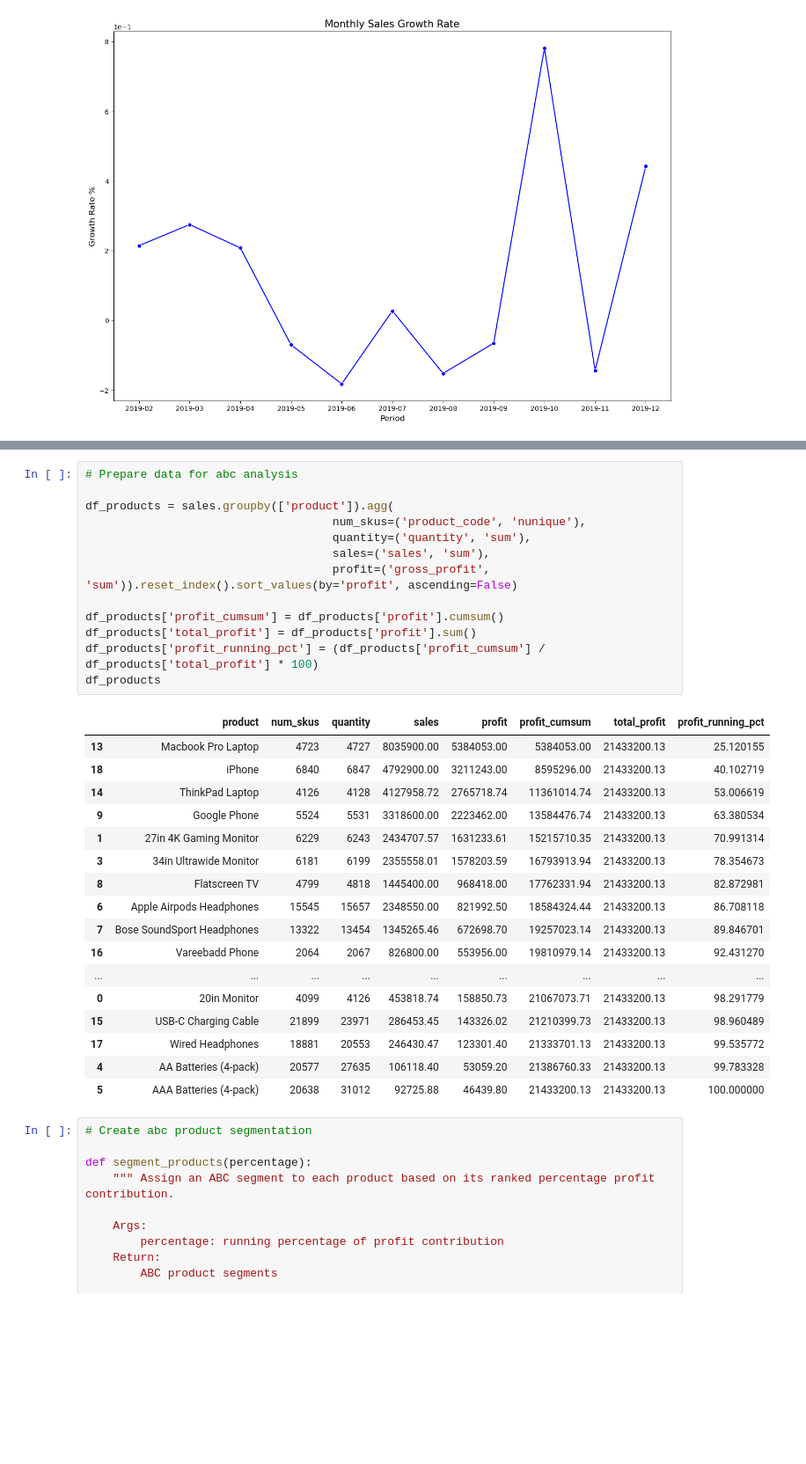
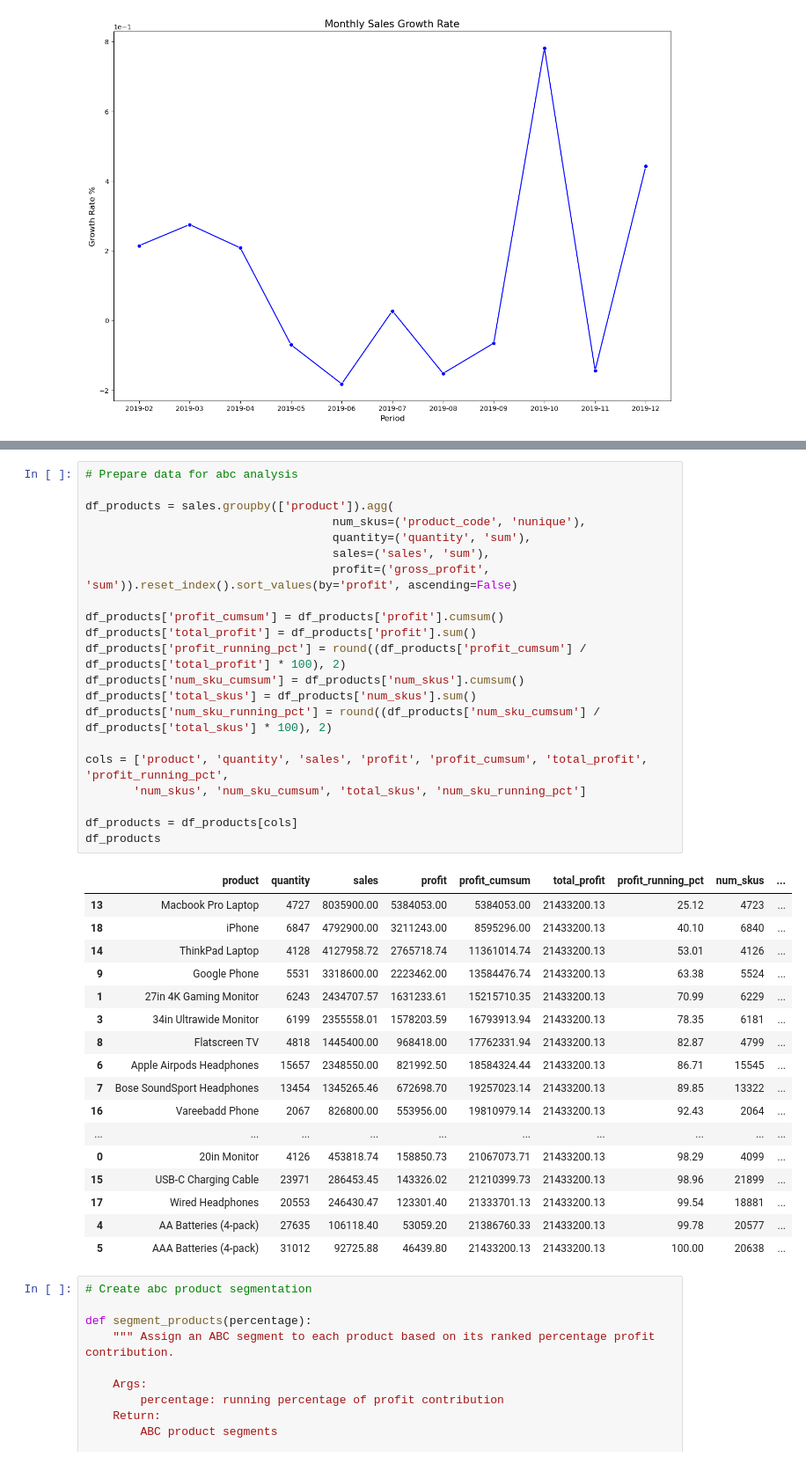
Before and after one commit to DSKunth/ABC-Product-Segmentation, a Jupyter notebook: notebooks/Sales and Profitability Analysis.ipynb, the cells around one changed output, grey strips where cells are left out. Shown at 88% size. Cells and saved outputs as stored; diff of their text form; blank space fills up the shorter version.

```diff
--- a/notebooks/Sales and Profitability Analysis.ipynb
+++ b/notebooks/Sales and Profitability Analysis.ipynb
@@ -1522,34 +1521,42 @@ ABC product classification is based on the Pareto principle, or 80/20 rule, whic
 # %%
 # Prepare data for abc analysis
 
 df_products = sales.groupby(['product']).agg(
                                     num_skus=('product_code', 'nunique'),
                                     quantity=('quantity', 'sum'),
                                     sales=('sales', 'sum'),
                                     profit=('gross_profit', 'sum')).reset_index().sort_values(by='profit', ascending=False)
 
 df_products['profit_cumsum'] = df_products['profit'].cumsum()
 df_products['total_profit'] = df_products['profit'].sum()
-df_products['profit_running_pct'] = (df_products['profit_cumsum'] / df_products['total_profit'] * 100)
+df_products['profit_running_pct'] = round((df_products['profit_cumsum'] / df_products['total_profit'] * 100), 2)
+df_products['num_sku_cumsum'] = df_products['num_skus'].cumsum()
+df_products['total_skus'] = df_products['num_skus'].sum()
+df_products['num_sku_running_pct'] = round((df_products['num_sku_cumsum'] / df_products['total_skus'] * 100), 2)
+
+cols = ['product', 'quantity', 'sales', 'profit', 'profit_cumsum', 'total_profit', 'profit_running_pct',
+       'num_skus', 'num_sku_cumsum', 'total_skus', 'num_sku_running_pct']
+
+df_products = df_products[cols]
 df_products
 # %% [output]
-|  | product | num_skus | quantity | sales | profit | profit_cumsum | total_profit | profit_running_pct |
-| 13 | Macbook Pro Laptop | 4723 | 4727 | 8035900.00 | 5384053.00 | 5384053.00 | 21433200.13 | 25.120155 |
-| 18 | iPhone | 6840 | 6847 | 4792900.00 | 3211243.00 | 8595296.00 | 21433200.13 | 40.102719 |
-| 14 | ThinkPad Laptop | 4126 | 4128 | 4127958.72 | 2765718.74 | 11361014.74 | 21433200.13 | 53.006619 |
-| 9 | Google Phone | 5524 | 5531 | 3318600.00 | 2223462.00 | 13584476.74 | 21433200.13 | 63.380534 |
-| 1 | 27in 4K Gaming Monitor | 6229 | 6243 | 2434707.57 | 1631233.61 | 15215710.35 | 21433200.13 | 70.991314 |
-| 3 | 34in Ultrawide Monitor | 6181 | 6199 | 2355558.01 | 1578203.59 | 16793913.94 | 21433200.13 | 78.354673 |
-| 8 | Flatscreen TV | 4799 | 4818 | 1445400.00 | 968418.00 | 17762331.94 | 21433200.13 | 82.872981 |
-| 6 | Apple Airpods Headphones | 15545 | 15657 | 2348550.00 | 821992.50 | 18584324.44 | 21433200.13 | 86.708118 |
-| 7 | Bose SoundSport Headphones | 13322 | 13454 | 1345265.46 | 672698.70 | 19257023.14 | 21433200.13 | 89.846701 |
-| 16 | Vareebadd Phone | 2064 | 2067 | 826800.00 | 553956.00 | 19810979.14 | 21433200.13 | 92.431270 |
-| ... | ... | ... | ... | ... | ... | ... | ... | ... |
-| 0 | 20in Monitor | 4099 | 4126 | 453818.74 | 158850.73 | 21067073.71 | 21433200.13 | 98.291779 |
-| 15 | USB-C Charging Cable | 21899 | 23971 | 286453.45 | 143326.02 | 21210399.73 | 21433200.13 | 98.960489 |
-| 17 | Wired Headphones | 18881 | 20553 | 246430.47 | 123301.40 | 21333701.13 | 21433200.13 | 99.535772 |
-| 4 | AA Batteries (4-pack) | 20577 | 27635 | 106118.40 | 53059.20 | 21386760.33 | 21433200.13 | 99.783328 |
-| 5 | AAA Batteries (4-pack) | 20638 | 31012 | 92725.88 | 46439.80 | 21433200.13 | 21433200.13 | 100.000000 |
+|  | product | quantity | sales | profit | profit_cumsum | total_profit | profit_running_pct | num_skus | ... |
+| 13 | Macbook Pro Laptop | 4727 | 8035900.00 | 5384053.00 | 5384053.00 | 21433200.13 | 25.12 | 4723 | ... |
+| 18 | iPhone | 6847 | 4792900.00 | 3211243.00 | 8595296.00 | 21433200.13 | 40.10 | 6840 | ... |
+| 14 | ThinkPad Laptop | 4128 | 4127958.72 | 2765718.74 | 11361014.74 | 21433200.13 | 53.01 | 4126 | ... |
+| 9 | Google Phone | 5531 | 3318600.00 | 2223462.00 | 13584476.74 | 21433200.13 | 63.38 | 5524 | ... |
+| 1 | 27in 4K Gaming Monitor | 6243 | 2434707.57 | 1631233.61 | 15215710.35 | 21433200.13 | 70.99 | 6229 | ... |
+| 3 | 34in Ultrawide Monitor | 6199 | 2355558.01 | 1578203.59 | 16793913.94 | 21433200.13 | 78.35 | 6181 | ... |
+| 8 | Flatscreen TV | 4818 | 1445400.00 | 968418.00 | 17762331.94 | 21433200.13 | 82.87 | 4799 | ... |
+| 6 | Apple Airpods Headphones | 15657 | 2348550.00 | 821992.50 | 18584324.44 | 21433200.13 | 86.71 | 15545 | ... |
+| 7 | Bose SoundSport Headphones | 13454 | 1345265.46 | 672698.70 | 19257023.14 | 21433200.13 | 89.85 | 13322 | ... |
+| 16 | Vareebadd Phone | 2067 | 826800.00 | 553956.00 | 19810979.14 | 21433200.13 | 92.43 | 2064 | ... |
+| ... | ... | ... | ... | ... | ... | ... | ... | ... | ... |
+| 0 | 20in Monitor | 4126 | 453818.74 | 158850.73 | 21067073.71 | 21433200.13 | 98.29 | 4099 | ... |
+| 15 | USB-C Charging Cable | 23971 | 286453.45 | 143326.02 | 21210399.73 | 21433200.13 | 98.96 | 21899 | ... |
+| 17 | Wired Headphones | 20553 | 246430.47 | 123301.40 | 21333701.13 | 21433200.13 | 99.54 | 18881 | ... |
+| 4 | AA Batteries (4-pack) | 27635 | 106118.40 | 53059.20 | 21386760.33 | 21433200.13 | 99.78 | 20577 | ... |
+| 5 | AAA Batteries (4-pack) | 31012 | 92725.88 | 46439.80 | 21433200.13 | 21433200.13 | 100.00 | 20638 | ... |
 # %%
 # Create abc product segmentation
 
```
Also changed, not shown: parts of 100 cells of this notebook.
